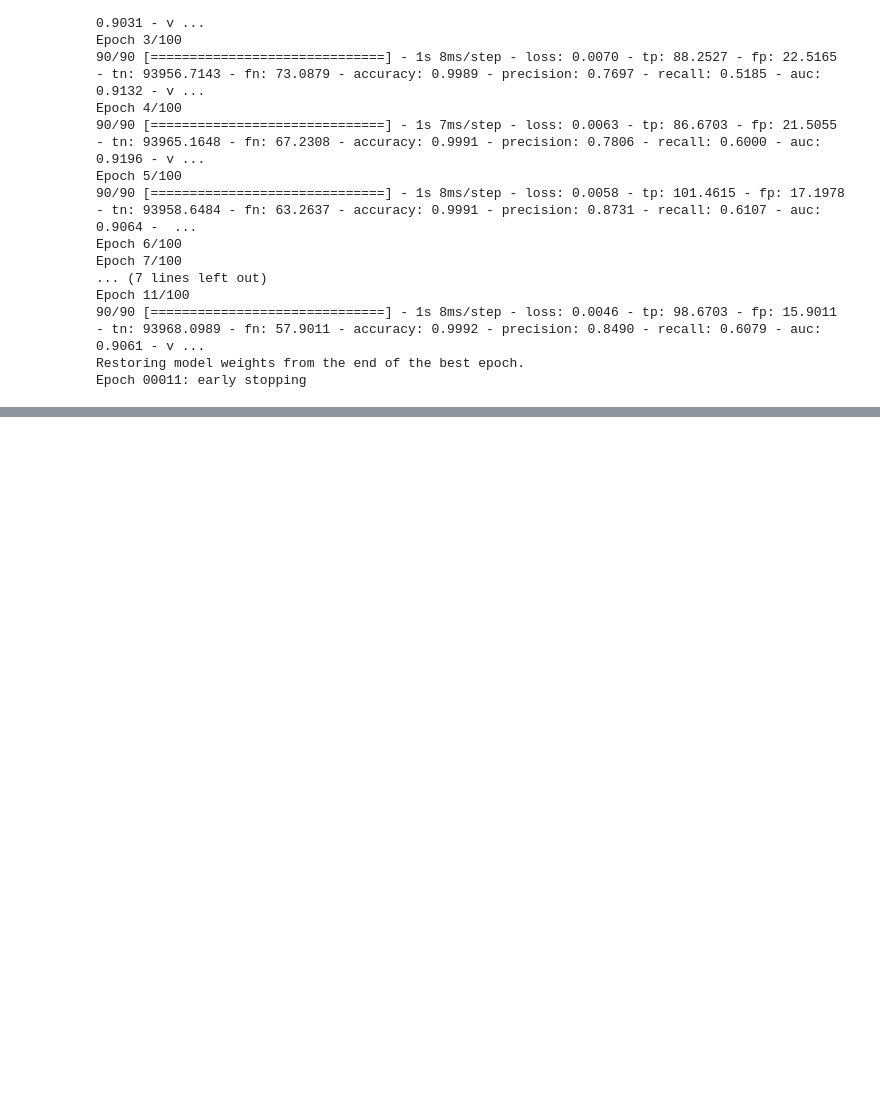
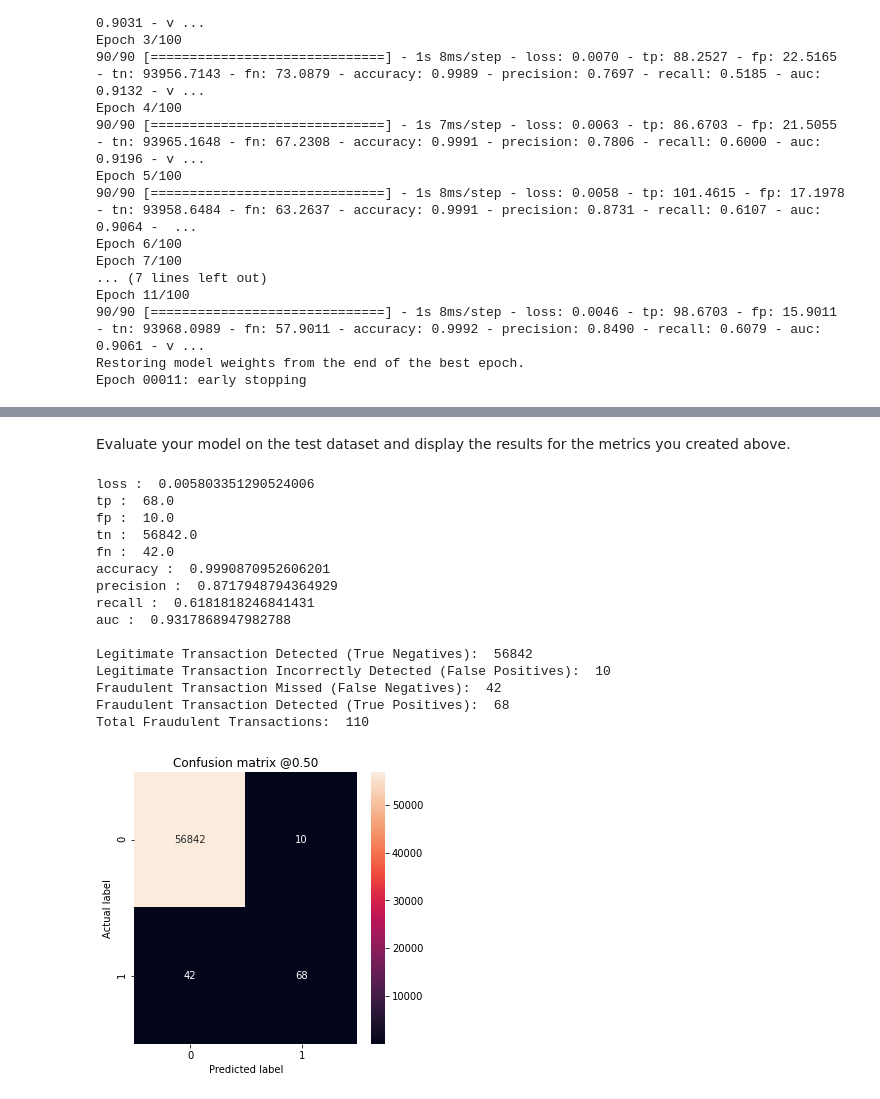
Before and after one commit to kenares/Keras, a Jupyter notebook: classification of highly imbalanced data.ipynb, the cells around one changed output, grey strips where cells are left out. Drawn from its saved outputs; the diff is of its cells as text; code cells hidden in the pictures; blank space fills up the shorter version.

```diff
--- a/classification of highly imbalanced data.ipynb
+++ b/classification of highly imbalanced data.ipynb
@@ -330,0 +360,43 @@ Epoch 00011: early stopping
+# %%
+train_predictions_baseline = model.predict(train_features, batch_size=BATCH_SIZE)
+test_predictions_baseline = model.predict(test_features, batch_size=BATCH_SIZE)
+# %%
+def plot_cm(labels, predictions, p=0.5):
+    cm = confusion_matrix(labels, predictions > p)
+    plt.figure(figsize=(5,5))
+    sns.heatmap(cm, annot=True, fmt='d')
+    plt.title('Confusion matrix @{:.2f}'.format(p))
+    plt.ylabel('Actual label')
+    plt.xlabel('Predicted label')
+
+    print('Legitimate Transaction Detected (True Negatives): ', cm[0][0])
+    print('Legitimate Transaction Incorrectly Detected (False Positives): ', cm[0][1])
+    print('Fraudulent Transaction Missed (False Negatives): ', cm[1][0])
+    print('Fraudulent Transaction Detected (True Positives): ', cm[1][1])
+    print('Total Fraudulent Transactions: ', np.sum(cm[1]))
+# %% [markdown]
+Evaluate your model on the test dataset and display the results for the metrics you created above.
+# %%
+baseline_results = model.evaluate(test_features, test_labels, batch_size=BATCH_SIZE, verbose=0)
+
+for name, value in zip(model.metrics_names, baseline_results):
+    print(name, ': ', value)
+print()
+plot_cm(test_labels, test_predictions_baseline)
+# %% [output]
+loss :  0.005803351290524006
+tp :  68.0
+fp :  10.0
+tn :  56842.0
+fn :  42.0
+accuracy :  0.9990870952606201
+precision :  0.8717948794364929
+recall :  0.6181818246841431
+auc :  0.9317868947982788
+
+Legitimate Transaction Detected (True Negatives):  56842
+Legitimate Transaction Incorrectly Detected (False Positives):  10
+Fraudulent Transaction Missed (False Negatives):  42
+Fraudulent Transaction Detected (True Positives):  68
+Total Fraudulent Transactions:  110
+[figure, added]
```
Also changed, not shown: parts of 36 cells of this notebook.
